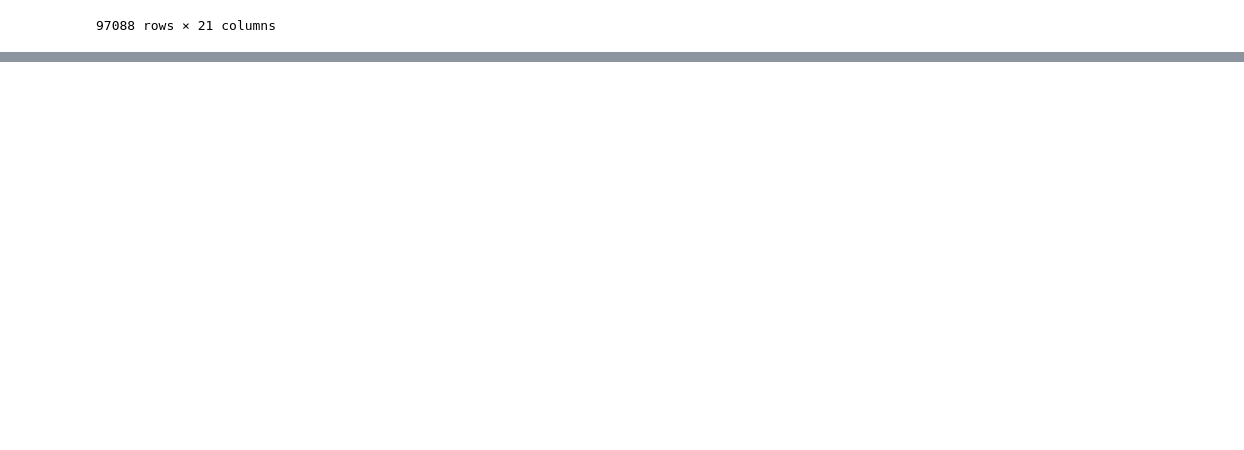
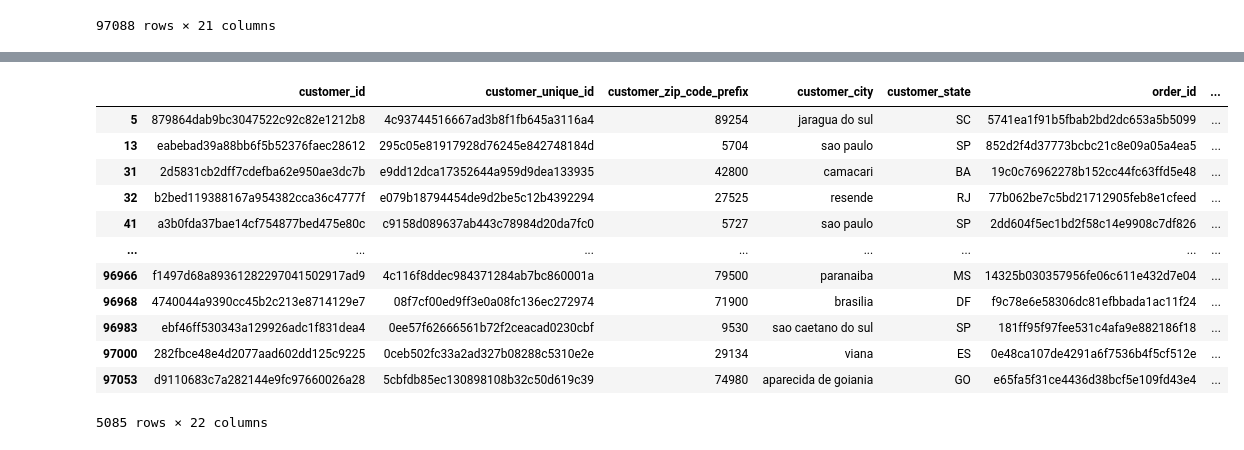
Before and after one commit to Mocuss/FESI-Crew, a Jupyter notebook: EDA.ipynb, the cells around one changed output, grey strips where cells are left out. Cells and saved outputs as stored; diff of their text form; code cells hidden in the pictures; blank space fills up the shorter version.

```diff
--- a/EDA.ipynb
+++ b/EDA.ipynb
@@ -788,8 +733,8 @@ products_order_items_df_grouped_Version1
 | 98665 | fffe41c64501cc87c801fd61db3f6244 | bed_bath_table | 43.00 | 12.79 | 1 |
 98666 rows × 5 columns
 # %%
-filtered_customer_orders_payment_reviews_item_df = filtered_customer_orders_payment_reviews_df.merge(products_order_items_df_grouped_Version1, on='order_id', how='inner')
-filtered_customer_orders_payment_reviews_item_df
+filtered_customer_orders_payment_reviews_item_V1df = filtered_customer_orders_payment_reviews_df.merge(products_order_items_df_grouped_Version1, on='order_id', how='inner')
+filtered_customer_orders_payment_reviews_item_V1df
 # %% [output]
 |  | customer_id | customer_unique_id | customer_zip_code_prefix | customer_city | customer_state | order_id | ... |
 | 0 | 06b8999e2fba1a1fbc88172c00ba8bc7 | 861eff4711a542e4b93843c6dd7febb0 | 14409 | franca | SP | 00e7ee1b050b8499577073aeb2a297a1 | ... |
@@ -804,3 +749,12 @@ filtered_customer_orders_payment_reviews_item_df
 | 97086 | 56b18e2166679b8a959d72dd06da27f9 | 73c2643a0a458b49f58cea58833b192e | 92120 | canoas | RS | e31ec91cea1ecf97797787471f98a8c2 | ... |
 | 97087 | 274fa6071e5e17fe303b9748641082c8 | 84732c5050c01db9b23e19ba39899398 | 6703 | cotia | SP | 28db69209a75e59f20ccbb5c36a20b90 | ... |
 97088 rows × 21 columns
+# %%
+customer_counts = filtered_customer_orders_payment_reviews_item_V1df['customer_unique_id'].value_counts()
+
+# Map counts to a boolean yes/no column
+filtered_customer_orders_payment_reviews_item_V1df['returning_customer'] = \
+    filtered_customer_orders_payment_reviews_item_V1df['customer_unique_id'].map(
+        lambda x: 'yes' if customer_counts[x] > 1 else 'no'
+    )
+filtered_customer_orders_payment_reviews_item_V1df
@@ -806,0 +775,16 @@ filtered_customer_orders_payment_reviews_item_df
+# %%
+filtered_customer_orders_payment_reviews_item_V1df[filtered_customer_orders_payment_reviews_item_V1df["returning_customer"] =="yes"]
+# %% [output]
+|  | customer_id | customer_unique_id | customer_zip_code_prefix | customer_city | customer_state | order_id | ... |
+| 5 | 879864dab9bc3047522c92c82e1212b8 | 4c93744516667ad3b8f1fb645a3116a4 | 89254 | jaragua do sul | SC | 5741ea1f91b5fbab2bd2dc653a5b5099 | ... |
+| 13 | eabebad39a88bb6f5b52376faec28612 | 295c05e81917928d76245e842748184d | 5704 | sao paulo | SP | 852d2f4d37773bcbc21c8e09a05a4ea5 | ... |
+| 31 | 2d5831cb2dff7cdefba62e950ae3dc7b | e9dd12dca17352644a959d9dea133935 | 42800 | camacari | BA | 19c0c76962278b152cc44fc63ffd5e48 | ... |
+| 32 | b2bed119388167a954382cca36c4777f | e079b18794454de9d2be5c12b4392294 | 27525 | resende | RJ | 77b062be7c5bd21712905feb8e1cfeed | ... |
+| 41 | a3b0fda37bae14cf754877bed475e80c | c9158d089637ab443c78984d20da7fc0 | 5727 | sao paulo | SP | 2dd604f5ec1bd2f58c14e9908c7df826 | ... |
+| ... | ... | ... | ... | ... | ... | ... | ... |
+| 96966 | f1497d68a89361282297041502917ad9 | 4c116f8ddec984371284ab7bc860001a | 79500 | paranaiba | MS | 14325b030357956fe06c611e432d7e04 | ... |
+| 96968 | 4740044a9390cc45b2c213e8714129e7 | 08f7cf00ed9ff3e0a08fc136ec272974 | 71900 | brasilia | DF | f9c78e6e58306dc81efbbada1ac11f24 | ... |
+| 96983 | ebf46ff530343a129926adc1f831dea4 | 0ee57f62666561b72f2ceacad0230cbf | 9530 | sao caetano do sul | SP | 181ff95f97fee531c4afa9e882186f18 | ... |
+| 97000 | 282fbce48e4d2077aad602dd125c9225 | 0ceb502fc33a2ad327b08288c5310e2e | 29134 | viana | ES | 0e48ca107de4291a6f7536b4f5cf512e | ... |
+| 97053 | d9110683c7a282144e9fc97660026a28 | 5cbfdb85ec130898108b32c50d619c39 | 74980 | aparecida de goiania | GO | e65fa5f31ce4436d38bcf5e109fd43e4 | ... |
+5085 rows × 22 columns
```
Also changed, not shown: parts of 11 cells of this notebook.
